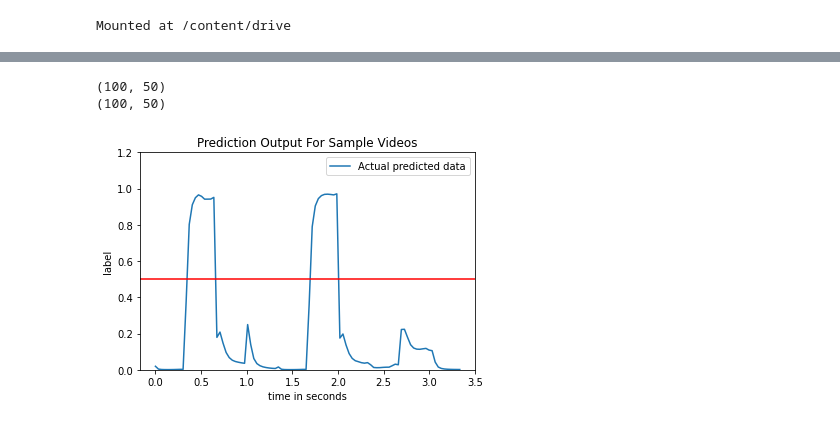
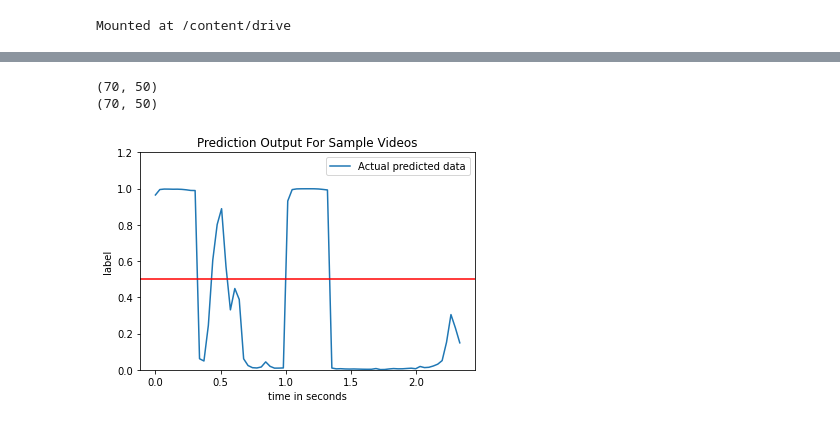
Before and after one commit to darpitdavetamu/CSCE636-DeepLearning, a Jupyter notebook: Submission6/CSCE636_Project_Submission6_Prediction.ipynb, the cells around one changed output, grey strips where cells are left out. Cells and saved outputs as stored; diff of their text form; code cells hidden in the pictures.

```diff
--- a/Submission6/CSCE636_Project_Submission6_Prediction.ipynb
+++ b/Submission6/CSCE636_Project_Submission6_Prediction.ipynb
@@ -209,7 +69,7 @@ predict(file_name_json)
-# %%
-file_name_json = '/content/drive/My Drive/CSCE636/Trial_check_submission6/Trial16/*'  #change json file for different test videos
-predict(file_name_json)
-# %% [output]
-(100, 50)
-(100, 50)
-[figure, removed]
+# %%
+file_name_json = '/content/drive/My Drive/CSCE636/Trial_check_submission6_new/Trial1/*'  #change json file for different test videos
+predict(file_name_json)
+# %% [output]
+(70, 50)
+(70, 50)
+[figure, added]
```
Also changed, not shown: parts of 35 cells of this notebook.
